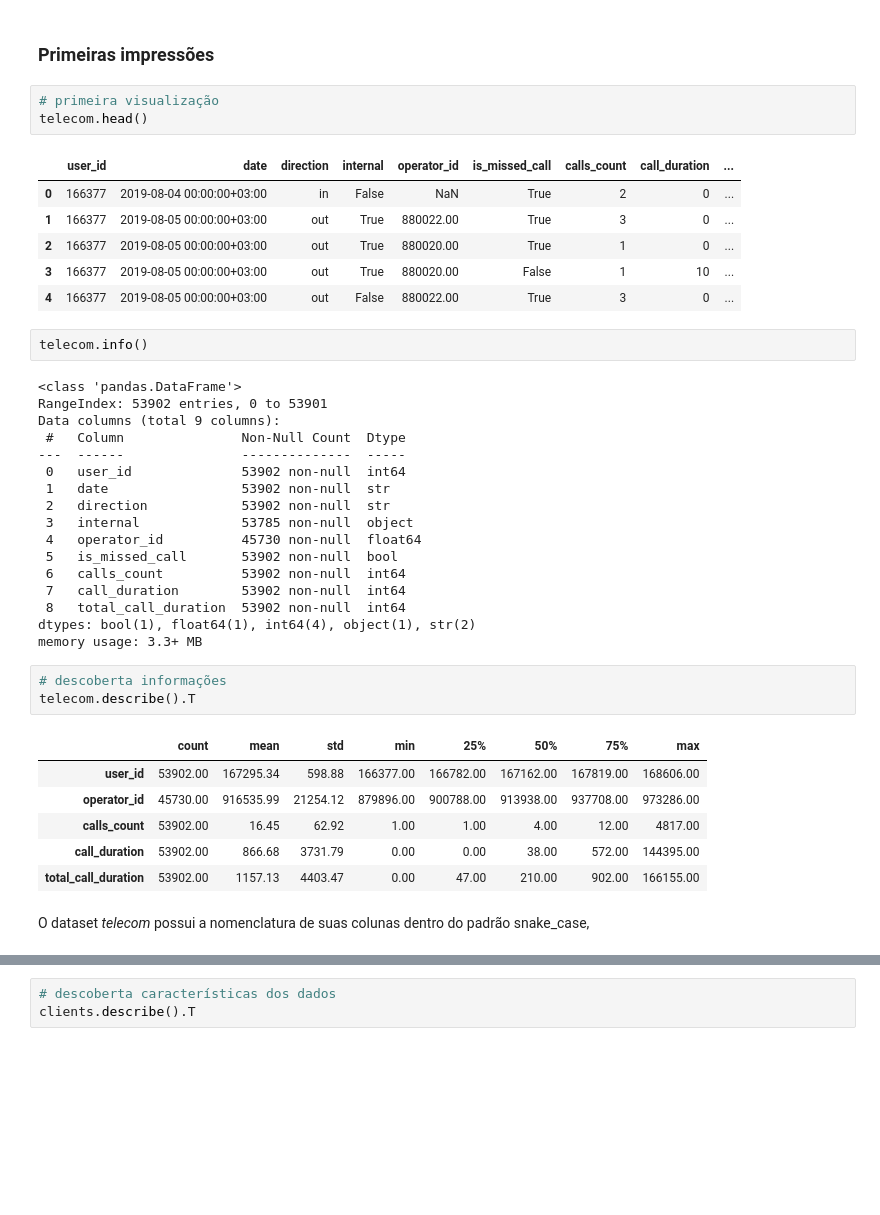
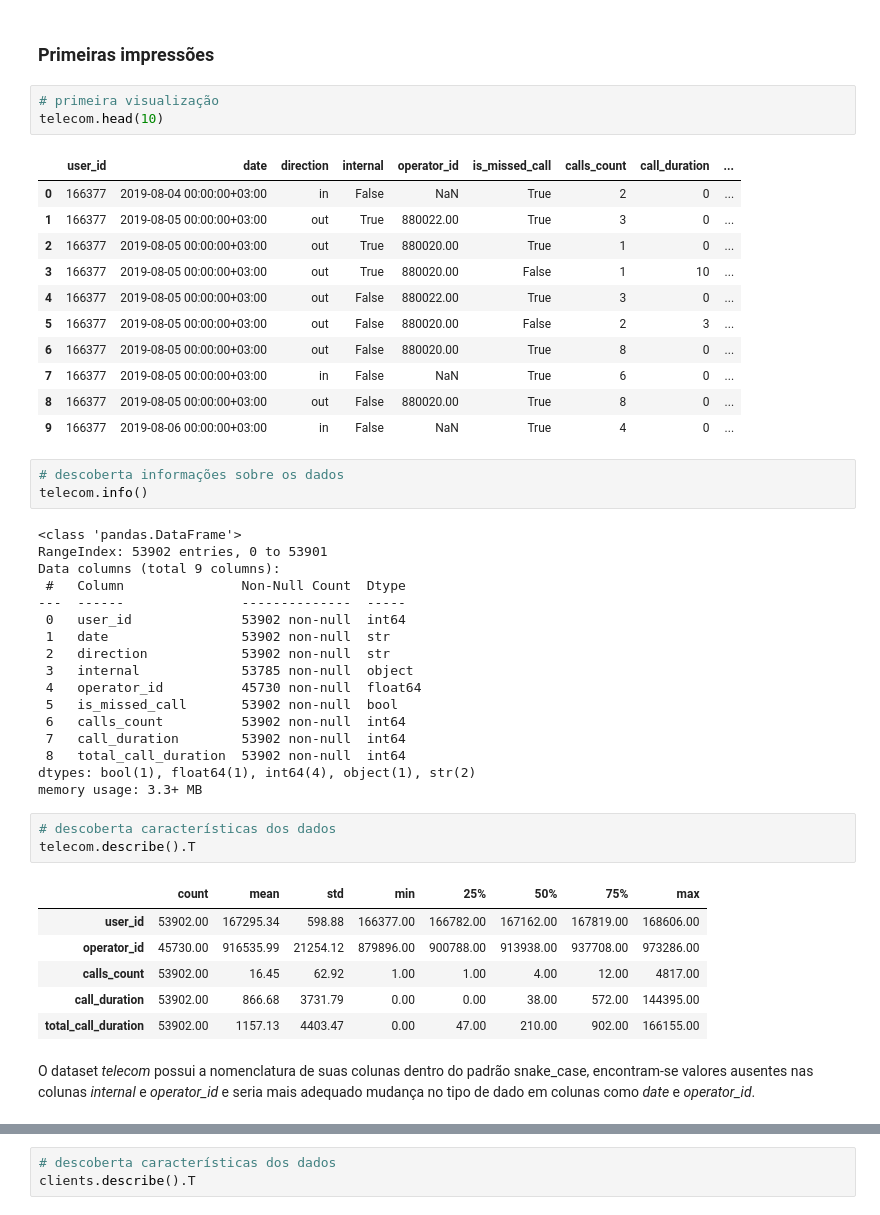
Before and after one commit to rodriguesbrian/tt14_call_center_project, a Jupyter notebook: notebooks/call_center_efficiency.ipynb, the cells around one changed output, grey strips where cells are left out. Cells and saved outputs as stored; diff of their text form; blank space fills up the shorter version.

```diff
--- a/notebooks/call_center_efficiency.ipynb
+++ b/notebooks/call_center_efficiency.ipynb
@@ -72,15 +72,21 @@ clients = pd.read_csv('../datasets/telecom_clients.csv')
 ### Primeiras impressões
 # %%
 # primeira visualização
-telecom.head()
+telecom.head(10)
 # %% [output]
 |  | user_id | date | direction | internal | operator_id | is_missed_call | calls_count | call_duration | ... |
 | 0 | 166377 | 2019-08-04 00:00:00+03:00 | in | False | NaN | True | 2 | 0 | ... |
 | 1 | 166377 | 2019-08-05 00:00:00+03:00 | out | True | 880022.00 | True | 3 | 0 | ... |
 | 2 | 166377 | 2019-08-05 00:00:00+03:00 | out | True | 880020.00 | True | 1 | 0 | ... |
 | 3 | 166377 | 2019-08-05 00:00:00+03:00 | out | True | 880020.00 | False | 1 | 10 | ... |
 | 4 | 166377 | 2019-08-05 00:00:00+03:00 | out | False | 880022.00 | True | 3 | 0 | ... |
+| 5 | 166377 | 2019-08-05 00:00:00+03:00 | out | False | 880020.00 | False | 2 | 3 | ... |
+| 6 | 166377 | 2019-08-05 00:00:00+03:00 | out | False | 880020.00 | True | 8 | 0 | ... |
+| 7 | 166377 | 2019-08-05 00:00:00+03:00 | in | False | NaN | True | 6 | 0 | ... |
+| 8 | 166377 | 2019-08-05 00:00:00+03:00 | out | False | 880020.00 | True | 8 | 0 | ... |
+| 9 | 166377 | 2019-08-06 00:00:00+03:00 | in | False | NaN | True | 4 | 0 | ... |
 # %%
+# descoberta informações sobre os dados
 telecom.info()
 # %% [output]
 <class 'pandas.DataFrame'>
@@ -100,7 +106,7 @@ Data columns (total 9 columns):
 dtypes: bool(1), float64(1), int64(4), object(1), str(2)
 memory usage: 3.3+ MB
 # %%
-# descoberta informações
+# descoberta características dos dados
 telecom.describe().T
 # %% [output]
 |  | count | mean | std | min | 25% | 50% | 75% | max |
@@ -110,5 +116,5 @@ telecom.describe().T
 | call_duration | 53902.00 | 866.68 | 3731.79 | 0.00 | 0.00 | 38.00 | 572.00 | 144395.00 |
 | total_call_duration | 53902.00 | 1157.13 | 4403.47 | 0.00 | 47.00 | 210.00 | 902.00 | 166155.00 |
 # %% [markdown]
-O dataset *telecom* possui a nomenclatura de suas colunas dentro do padrão snake_case,
+O dataset *telecom* possui a nomenclatura de suas colunas dentro do padrão snake_case, encontram-se valores ausentes nas colunas *internal* e *operator_id* e seria mais adequado mudança no tipo de dado em colunas como *date* e *operator_id*.
 # %%
```
Also changed, not shown: parts of 64 cells of this notebook.
